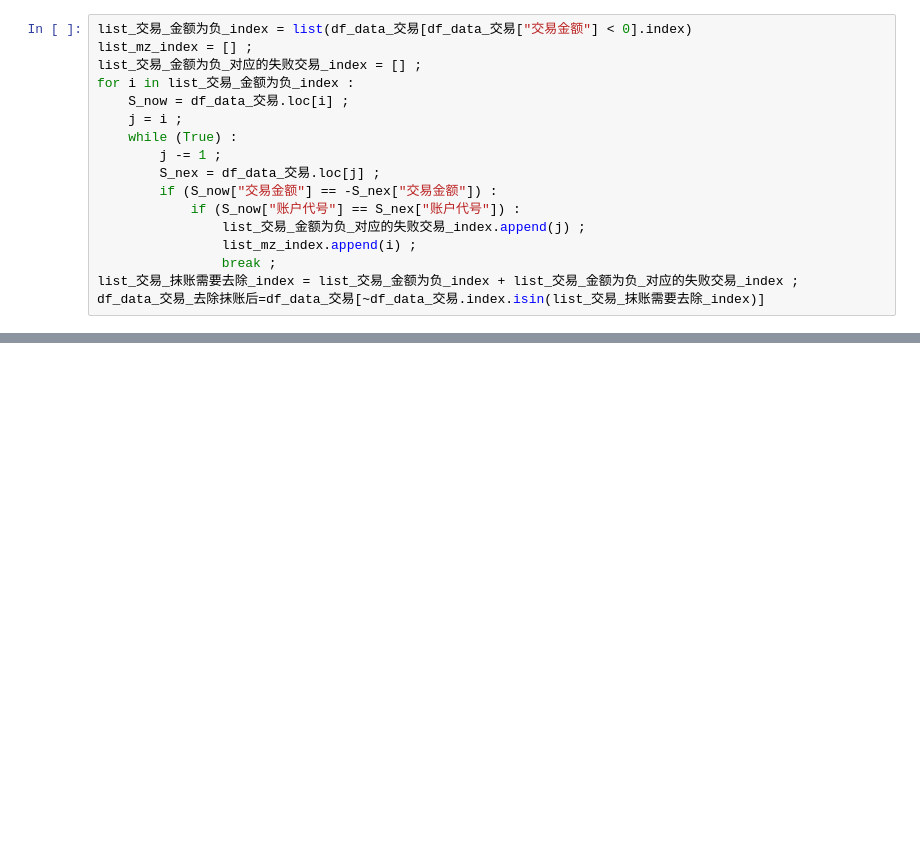
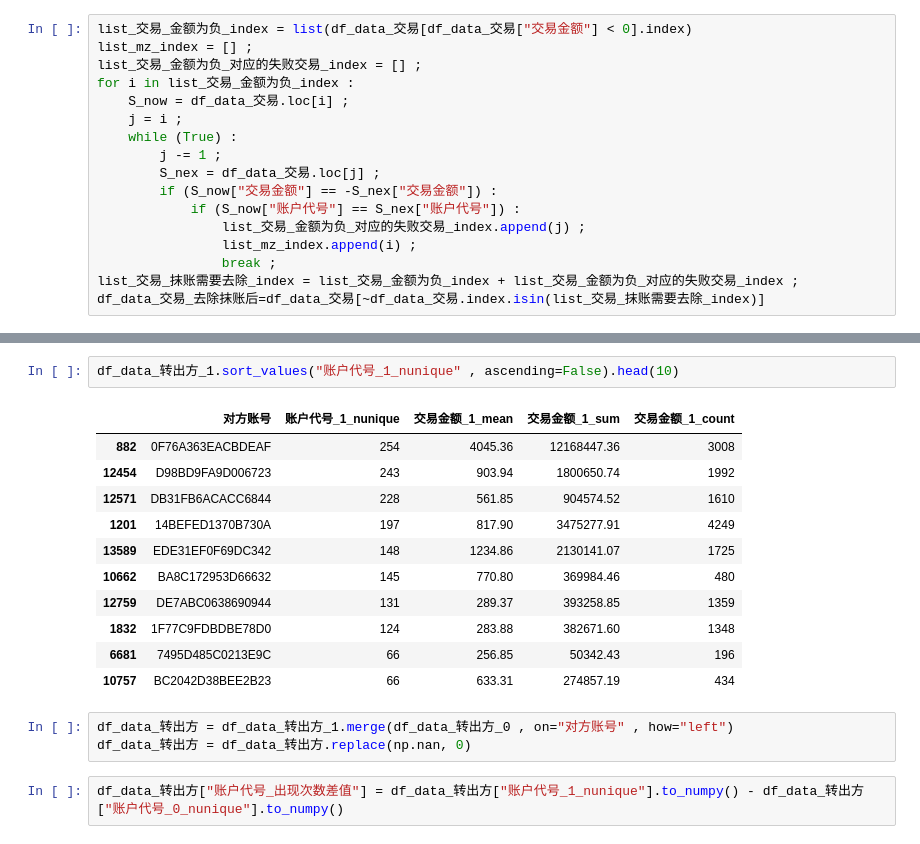
Before and after one commit to HumHumMonster/anaconda, a Jupyter notebook: 风险识别/数据分析.ipynb, the cells around one changed output, grey strips where cells are left out. Saved outputs shown, nothing was run; the diff lists cells and outputs as text; blank space fills up the shorter version.

```diff
--- a/风险识别/数据分析.ipynb
+++ b/风险识别/数据分析.ipynb
@@ -60,0 +173,19 @@ df_data_交易_去除抹账后[df_data_交易_去除抹账后["交易金额"] ==
+# %%
+df_data_转出方_1.sort_values("账户代号_1_nunique" , ascending=False).head(10)
+# %% [output]
+|  | 对方账号 | 账户代号_1_nunique | 交易金额_1_mean | 交易金额_1_sum | 交易金额_1_count |
+| 882 | 0F76A363EACBDEAF | 254 | 4045.36 | 12168447.36 | 3008 |
+| 12454 | D98BD9FA9D006723 | 243 | 903.94 | 1800650.74 | 1992 |
+| 12571 | DB31FB6ACACC6844 | 228 | 561.85 | 904574.52 | 1610 |
+| 1201 | 14BEFED1370B730A | 197 | 817.90 | 3475277.91 | 4249 |
+| 13589 | EDE31EF0F69DC342 | 148 | 1234.86 | 2130141.07 | 1725 |
+| 10662 | BA8C172953D66632 | 145 | 770.80 | 369984.46 | 480 |
+| 12759 | DE7ABC0638690944 | 131 | 289.37 | 393258.85 | 1359 |
+| 1832 | 1F77C9FDBDBE78D0 | 124 | 283.88 | 382671.60 | 1348 |
+| 6681 | 7495D485C0213E9C | 66 | 256.85 | 50342.43 | 196 |
+| 10757 | BC2042D38BEE2B23 | 66 | 633.31 | 274857.19 | 434 |
+# %%
+df_data_转出方 = df_data_转出方_1.merge(df_data_转出方_0 , on="对方账号" , how="left")
+df_data_转出方 = df_data_转出方.replace(np.nan, 0)
+# %%
+df_data_转出方["账户代号_出现次数差值"] = df_data_转出方["账户代号_1_nunique"].to_numpy() - df_data_转出方["账户代号_0_nunique"].to_numpy()
```
Also changed, not shown: parts of 15 cells of this notebook, 2 other files.
